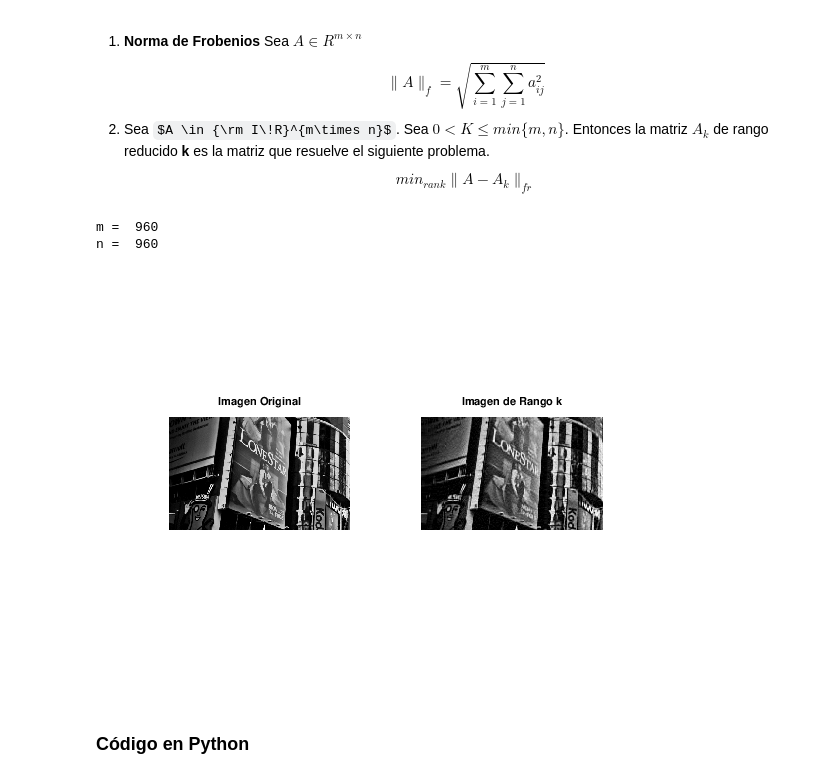
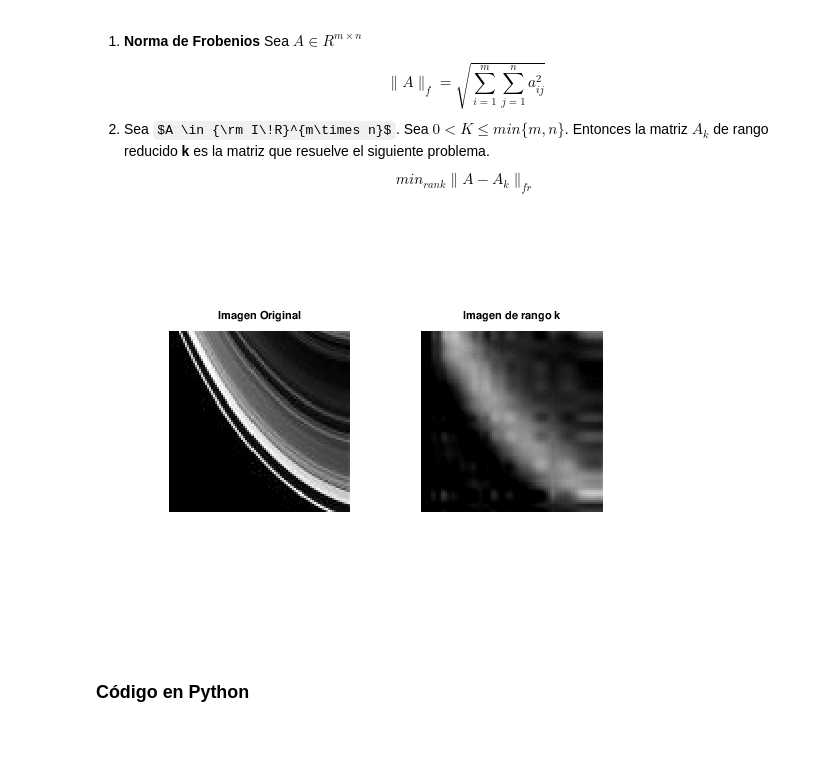
Before and after one commit to bakkim05/PAID_Electiva, a Jupyter notebook: SVD_e_Imagenes/SVD_e_Imagenes.ipynb, the cells around one changed output. Saved outputs shown, nothing was run; the diff lists cells and outputs as text; code cells hidden in the pictures; some formulas as TeX source; blank space fills up the shorter version.

```diff
--- a/SVD_e_Imagenes/SVD_e_Imagenes.ipynb
+++ b/SVD_e_Imagenes/SVD_e_Imagenes.ipynb
@@ -155,36 +140,24 @@ $$\| A\|_f = \sqrt{\sum_{i=1} ^{m} \sum_{j=1} ^{n} a_{ij} ^2}$$
 $$min_{rank} \| A-A_k\|_{fr}$$
 # %%
 % Ejemplo de SVD en Imágenes
-A = imread('images/imagen1.jpg')(1:600,1:960);
-
-subplot(1,2,1);
-imshow(A);
+A = imread('images/saturno_(4).jpg');
+subplot(1,2,1)
+imshow(A)
 title('Imagen Original')
 
-% Nota: Cuando se aplica SVD a una imagen, se recomienda que esté en formato
-% double normalizado (es decir, que toma valor en[0,1])
-
 A = im2double(A);
-[U, S, V] = svd(A); % Calcular SVD
-
-k=50;
-Uk = U(:,1:k); % Tomar las primeras k columnas de U
-Vk = V(:,1:k); % Tomar las primeras k columnas de V
-Sk = S(1:k, 1:k);  % Tomar las primeras k filas y columnas de S
-Ak = Uk*Sk*Vk'; % La matriz de rango k que mejor aproxima a A
+[U,S,V] = svd(A);
+k = 5;
+Uk = U(:,1:k);
+Vk = V(:,1:k);
+Sk = S(1:k,1:k);
+Ak = Uk*Sk*Vk';
 Ak = im2uint8(Ak);
 
-subplot(1,2,2);
-imshow(Ak);
-title('Imagen de Rango k')
-
-% En resumen, utilizando una matriz de rango reducido con k=200 solo se necesitan 624 000 valores
-% para obtener una buena aproximación de la imagen A.
-
-% Sin comprimir, se necesitarían 2 304 000 valores para obtener la misma imagen.
+subplot(1,2,2)
+imshow(Ak)
+title('Imagen de rango k')
 # %% [output]
-m =  960
-n =  960
-[figure, old version]
+[figure, new version]
 # %% [markdown]
 ### Código en Python
```
Also changed, not shown: parts of 9 cells of this notebook, 7 other files.
